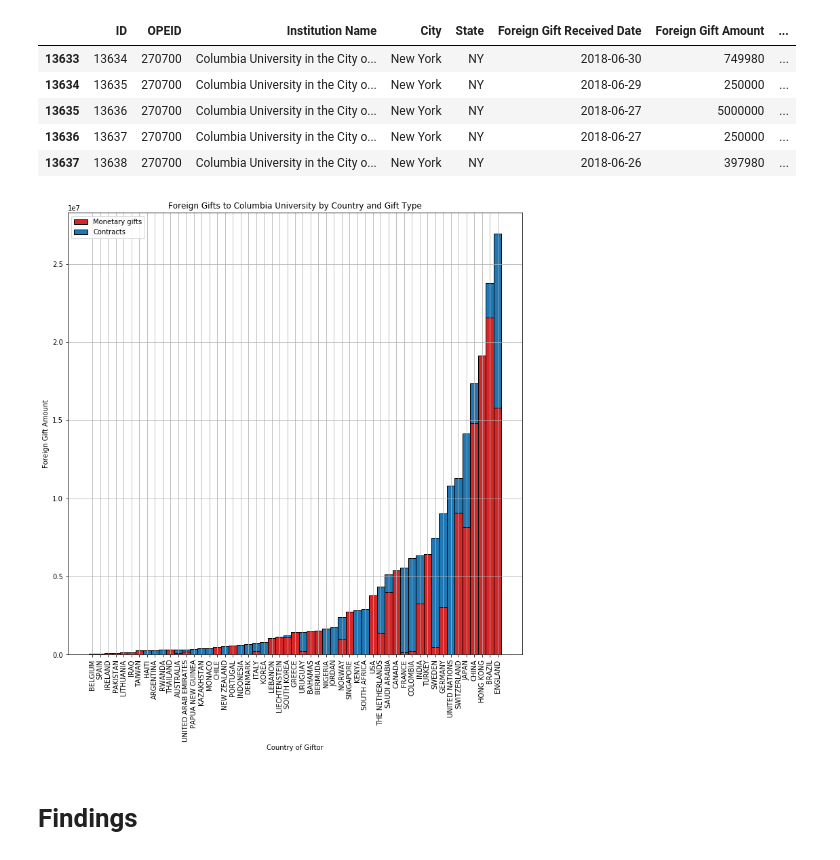
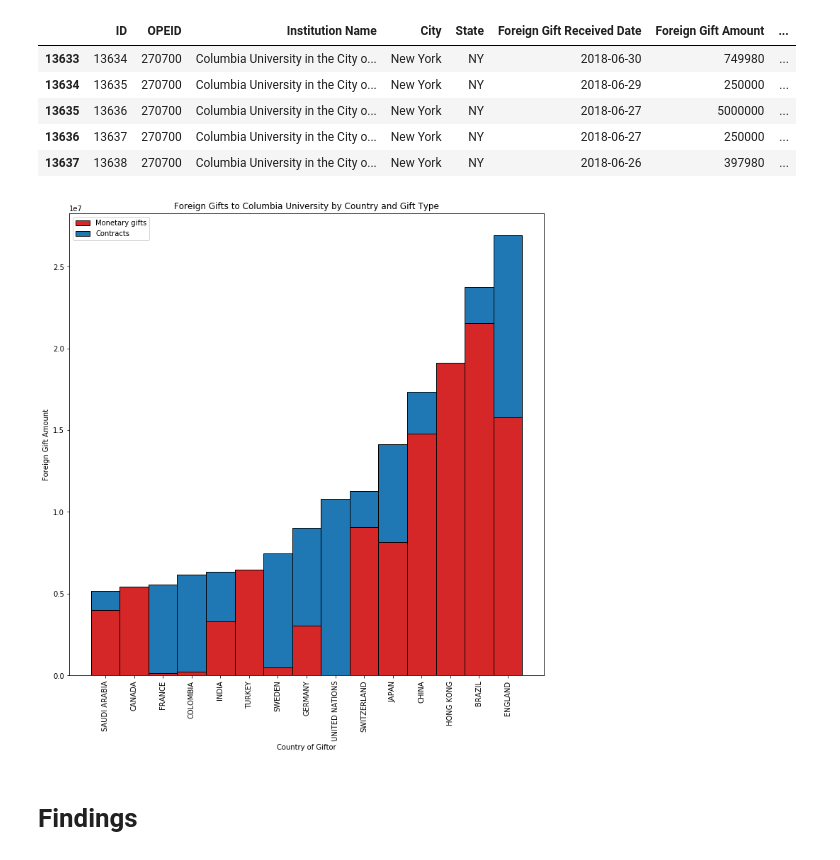
Before and after one commit to graphicsdesk/turkey, a Jupyter notebook: notebooks/foreign-gifts.ipynb, the cells around one changed output. Drawn from its saved outputs; the diff is of its cells as text; code cells hidden in the pictures.

Commit message:
made top-15 chart

```diff
--- a/notebooks/foreign-gifts.ipynb
+++ b/notebooks/foreign-gifts.ipynb
@@ -39,7 +40,7 @@ def getGifts():
             contracts[ country ] += amount
     return monetaryGifts, contracts
 
-def getGiftsByCountry(countries=COUNTRIES):
+def getGiftsByCountry(countries=COUNTRIES, top=0):
     gifts, contracts = getGifts()
     gifts = [gifts[c] for c in countries]
     contracts = [contracts[c] for c in countries]
@@ -49,30 +50,29 @@ def getGiftsByCountry(countries=COUNTRIES):
         return monetary + contract
 
     output = [gifts, contracts, countries]
-    output = zip(*sorted(zip(*output), key=countrySum))
-    return output
+    sortedOutput = sorted(zip(*output), key=countrySum)[-top:]
+    return zip(*sortedOutput)
 # %%
 def plotGifts():
     plt.figure(figsize=(12, 12))
-    [gifts, contracts, countries] = getGiftsByCountry()
+    [gifts, contracts, countries] = getGiftsByCountry(top=15)
 
     indices = np.arange(len(countries))
 
     width = 1
     bottom = None
 
     p1 = plt.bar(indices, gifts, width, color='#d62728', edgecolor='black')
     p2 = plt.bar(indices, contracts, width, bottom=gifts, edgecolor='black')
 
     plt.legend(['Monetary gifts', 'Contracts'])
     plt.xticks(indices, countries, rotation='vertical')
     plt.xlabel('Country of Giftor')
     plt.ylabel('Foreign Gift Amount')
     plt.title('Foreign Gifts to Columbia University by Country and Gift Type')
-    plt.grid()
 
 plotGifts()
 # %% [output]
-[figure, old version]
+[figure, new version]
 # %% [markdown]
 # Findings
```
Also changed, not shown: parts of 1 cell of this notebook.
